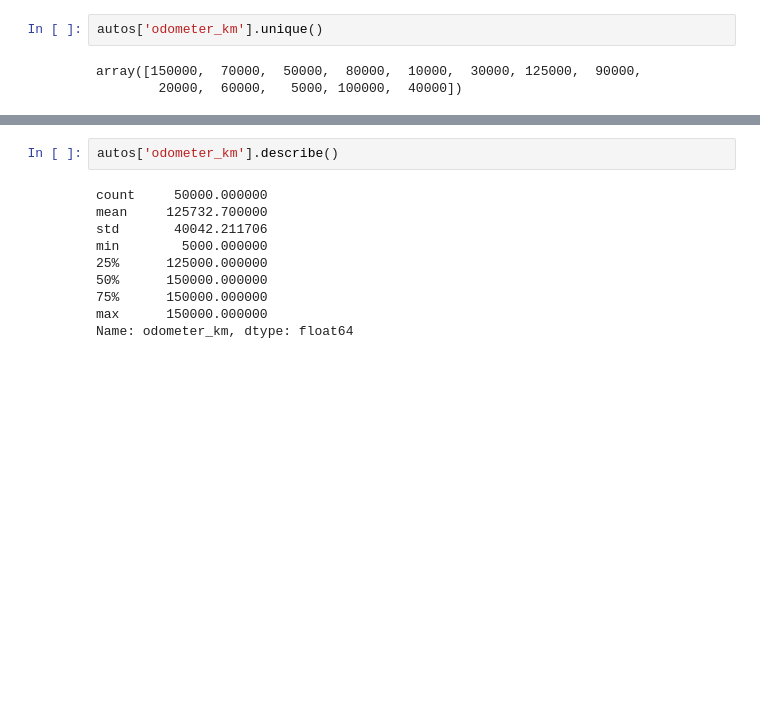
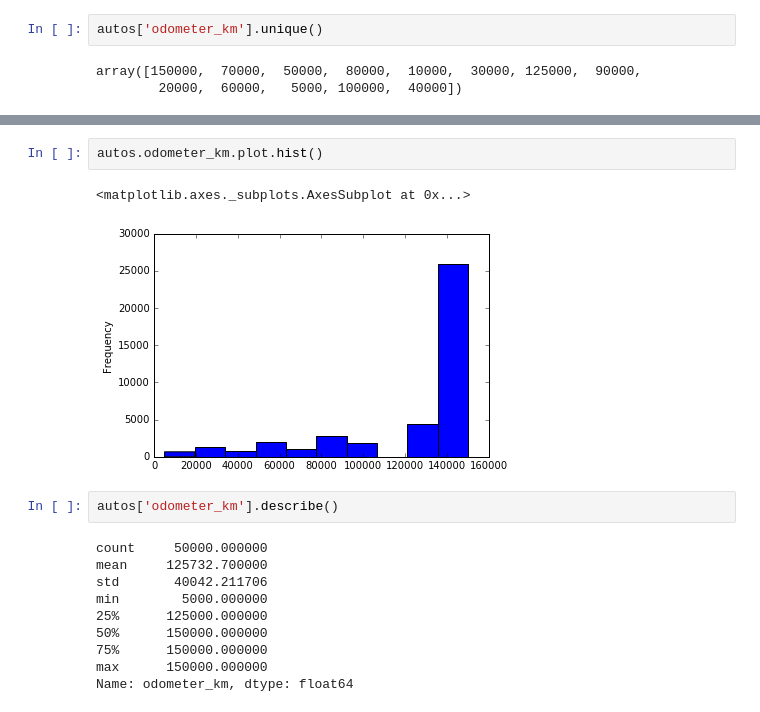
Before and after one commit to durga-ds/durga-dqds, a Jupyter notebook: ExploringEbayCarSalesData/ebay_cars.ipynb, the cells around one changed output, grey strips where cells are left out. Cells and saved outputs as stored; diff of their text form; blank space fills up the shorter version.

```diff
--- a/ExploringEbayCarSalesData/ebay_cars.ipynb
+++ b/ExploringEbayCarSalesData/ebay_cars.ipynb
@@ -326,3 +348,8 @@ array([150000,  70000,  50000,  80000,  10000,  30000, 125000,  90000,
+# %%
+autos.odometer_km.plot.hist()
+# %% [output]
+<matplotlib.axes._subplots.AxesSubplot at 0x...>
+[figure, added]
 # %%
 autos['odometer_km'].describe()
 # %% [output]
```
Also changed, not shown: parts of 6 cells of this notebook.
